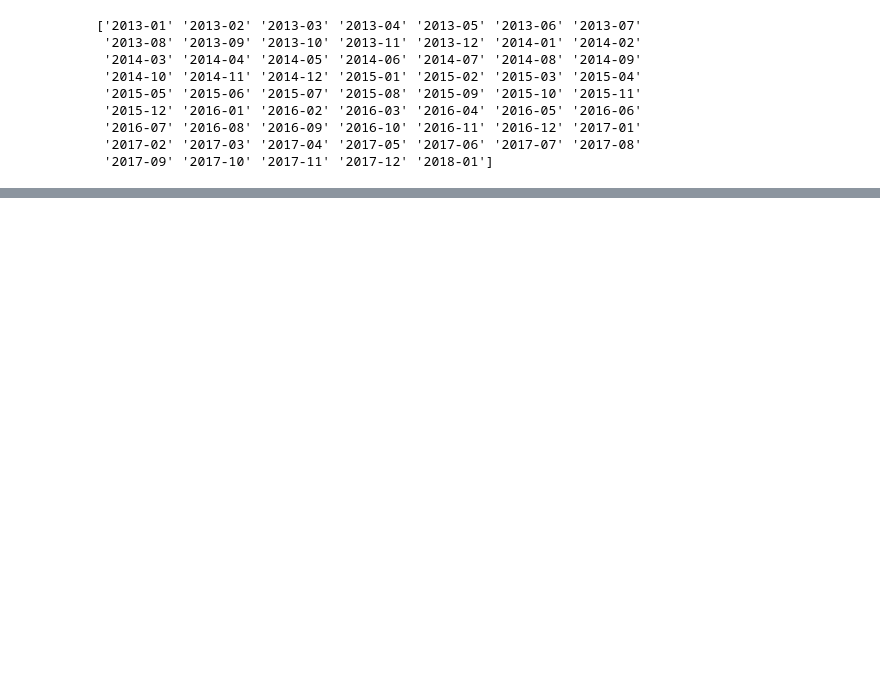
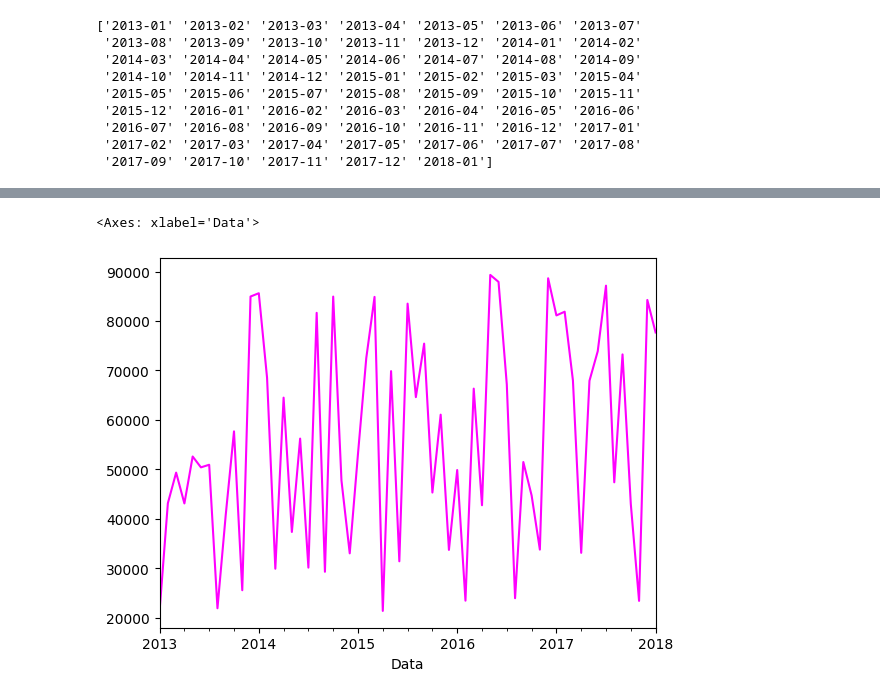
Before and after one commit to pavei3/ENS5173_202401, a Jupyter notebook: scripts/Atividade01_Etapa03-checkpoint.ipynb, the cells around one changed output, grey strips where cells are left out. Saved outputs shown, nothing was run; the diff lists cells and outputs as text; code cells hidden in the pictures; blank space fills up the shorter version.

```diff
--- a/scripts/Atividade01_Etapa03-checkpoint.ipynb
+++ b/scripts/Atividade01_Etapa03-checkpoint.ipynb
@@ -5,6 +5,6 @@ Usando como base uma notícia do google, uma empresa X em criciúma produziu apr
 # %%
 import numpy as np
 #Criando vetor de dados aleatórios para 5 anos
-valor=np.random.rand(60,1)
+valor=np.random.rand(61,1)
 print(valor[0:5])
 # %% [output]
@@ -42,7 +42,7 @@ print(tempo)
 import pandas as pd
 
 df=pd.DataFrame()
-df['Data']=tempo
-df['Carvao']=valor
+df['Data'] = tempo
+df['Carvão (t)'] = valor
 display(df)
 # %% [output]
@@ -49,0 +62,3 @@ ValueError: Length of values (60) does not match length of index (61)
+# %%
+df=df.set_index(df['Data'])
+display(df)
@@ -49,0 +80,5 @@ ValueError: Length of values (60) does not match length of index (61)
+# %%
+df['Carvão (t)'].plot(color='magenta')
+# %% [output]
+<Axes: xlabel='Data'>
+[figure, added]
```
Also changed, not shown: parts of 4 cells of this notebook, 3 other files.
